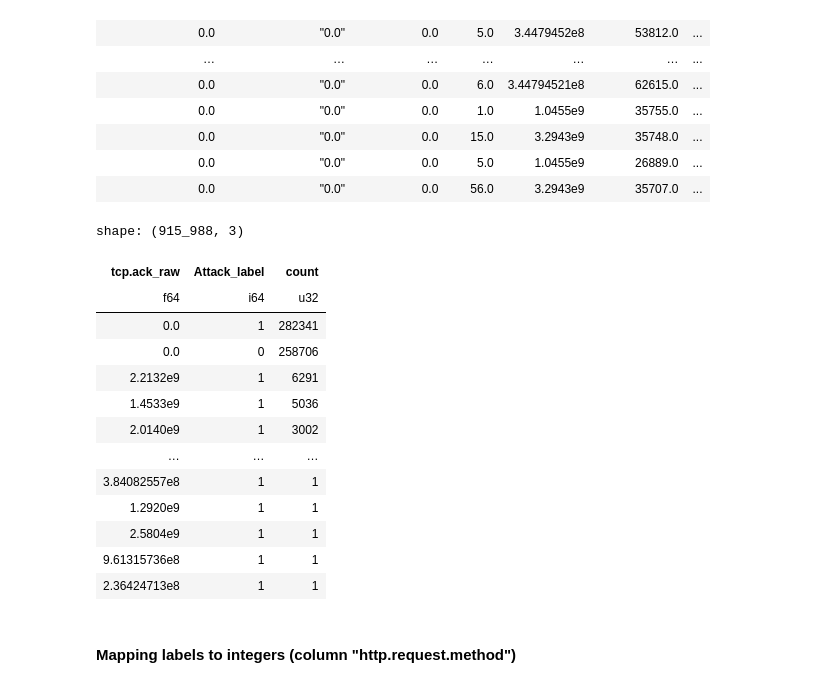
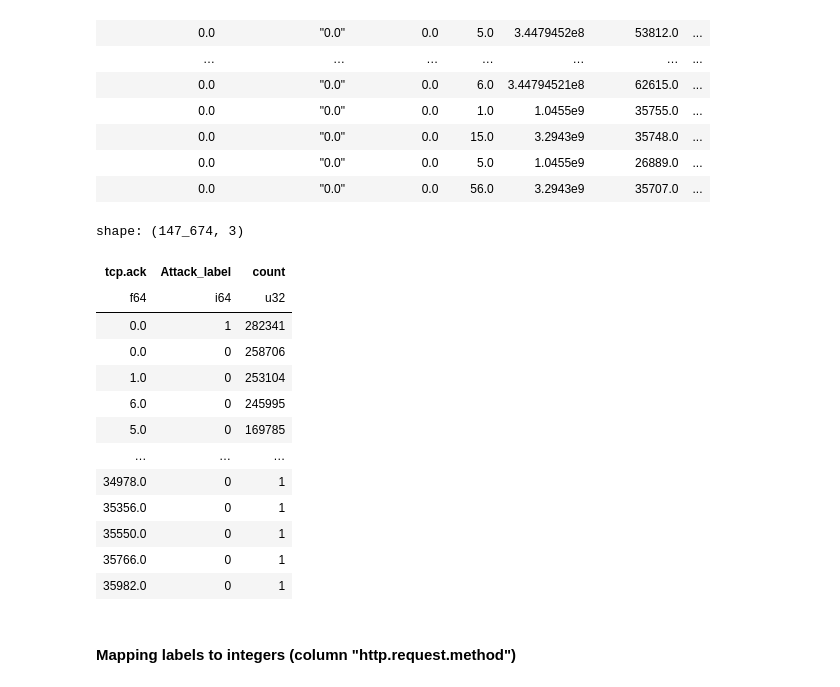
Before and after one commit to Raykartsch/cybersecurity-uerj-2026-1, a Jupyter notebook: final-project/xgboost_algorithm.ipynb, the cells around one changed output. Cells and saved outputs as stored; diff of their text form; code cells hidden in the pictures.

```diff
--- a/final-project/xgboost_algorithm.ipynb
+++ b/final-project/xgboost_algorithm.ipynb
@@ -83,22 +84,22 @@ shape: (20, 33)
 | 0.0 | "0.0" | 0.0 | 56.0 | 3.2943e9 | 35707.0 | ... |
 # %%
 # Verificando qtd de dados na coluna
-df.group_by("tcp.ack_raw", "Attack_label").agg(pl.len().alias("count")).sort("count", descending=True)
+df.group_by("tcp.ack", "Attack_label").agg(pl.len().alias("count")).sort("count", descending=True)
 # %% [output]
-shape: (915_988, 3)
+shape: (147_674, 3)
-| tcp.ack_raw | Attack_label | count |
+| tcp.ack | Attack_label | count |
 | f64 | i64 | u32 |
 | 0.0 | 1 | 282341 |
 | 0.0 | 0 | 258706 |
-| 2.2132e9 | 1 | 6291 |
-| 1.4533e9 | 1 | 5036 |
-| 2.0140e9 | 1 | 3002 |
+| 1.0 | 0 | 253104 |
+| 6.0 | 0 | 245995 |
+| 5.0 | 0 | 169785 |
 | … | … | … |
-| 3.84082557e8 | 1 | 1 |
-| 1.2920e9 | 1 | 1 |
-| 2.5804e9 | 1 | 1 |
-| 9.61315736e8 | 1 | 1 |
-| 2.36424713e8 | 1 | 1 |
+| 34978.0 | 0 | 1 |
+| 35356.0 | 0 | 1 |
+| 35550.0 | 0 | 1 |
+| 35766.0 | 0 | 1 |
+| 35982.0 | 0 | 1 |
 # %% [markdown]
 #### Mapping labels to integers (column "http.request.method")
 # %%
```
Also changed, not shown: parts of 15 cells of this notebook.
